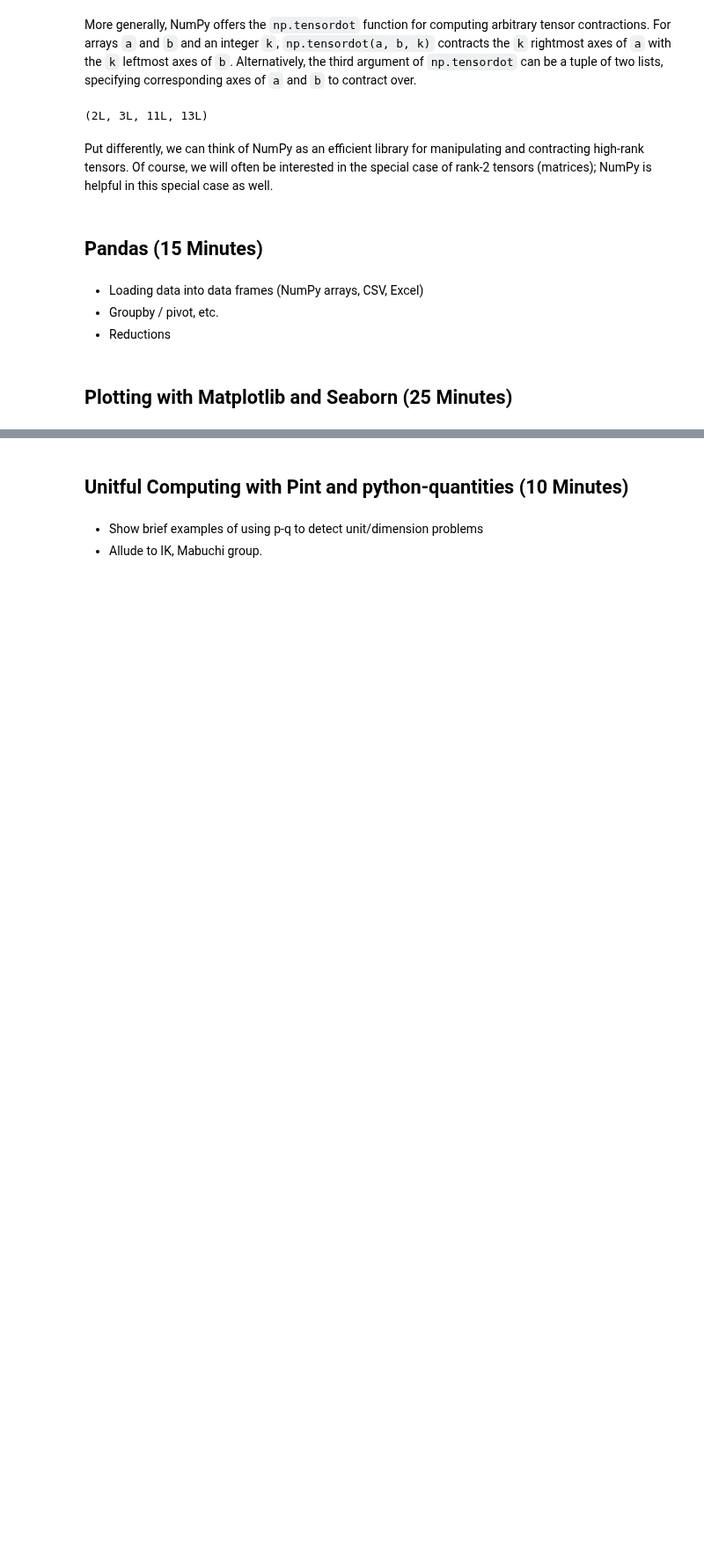
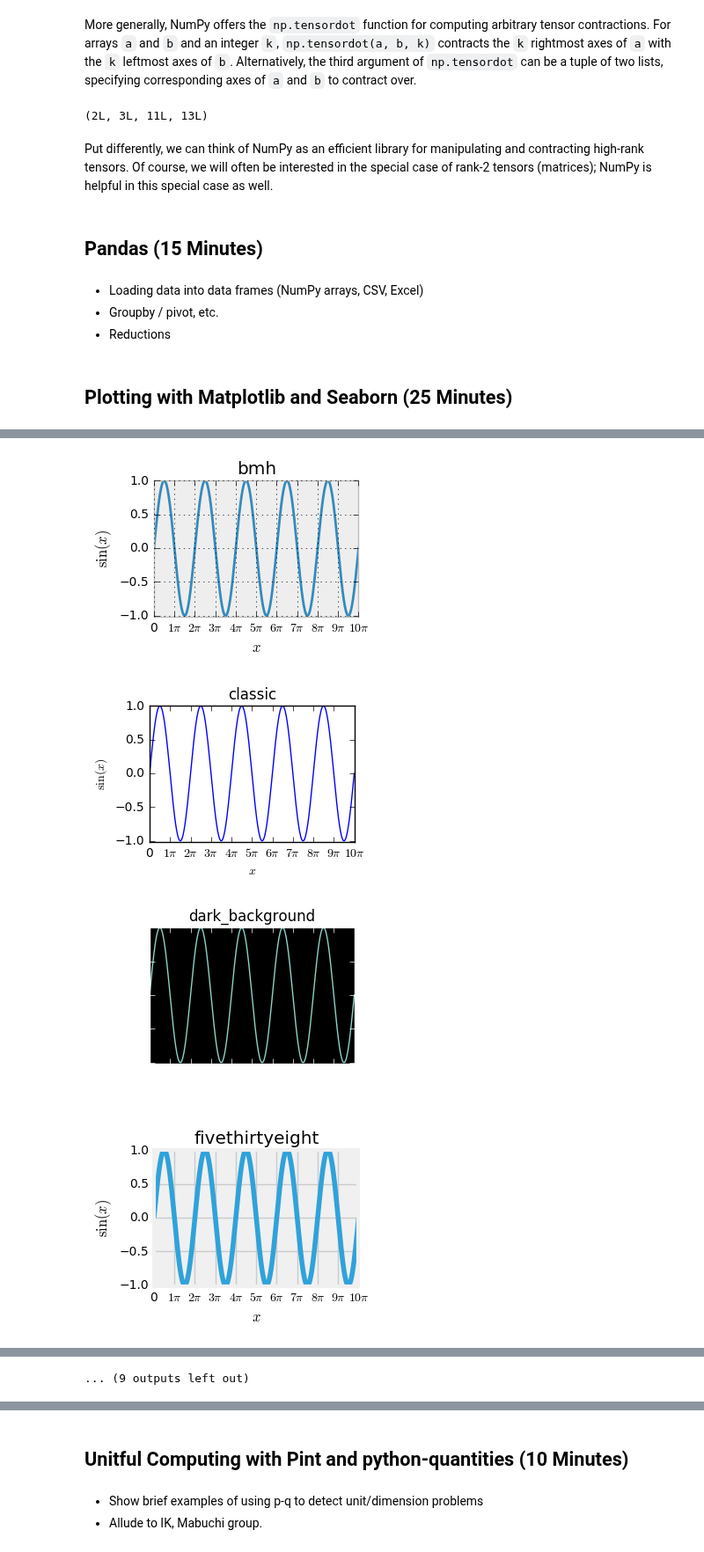
Before and after one commit to QuinnPhys/PythonWorkshop-science, a Jupyter notebook: lecture-3-python-scicomp.ipynb, the cells around one changed output, grey strips where cells are left out. Shown at 88% size. Cells and saved outputs as stored; diff of their text form; code cells hidden in the pictures; blank space fills up the shorter version.

```diff
--- a/lecture-3-python-scicomp.ipynb
+++ b/lecture-3-python-scicomp.ipynb
@@ -330,0 +389,13 @@ eigenvalues, eigenvectors = np.linalg.eig([[0, 1], [1, 0]])
+# %%
+for style in sorted(plt.style.available):
+    plt.figure(figsize=(3, 2))
+    with plt.style.context(style):
+        sinusoid_figure()
+
+        # We force the title to be black so we can read it, even on a white background.
+        plt.title(style, color='black')
+# %% [output]
+[figure, added]
+[figure, added]
+[figure, added]
+[figure, added]
@@ -330,0 +410 @@ eigenvalues, eigenvectors = np.linalg.eig([[0, 1], [1, 0]])
+... (9 outputs left out)
```
Also changed, not shown: parts of 23 cells of this notebook.
